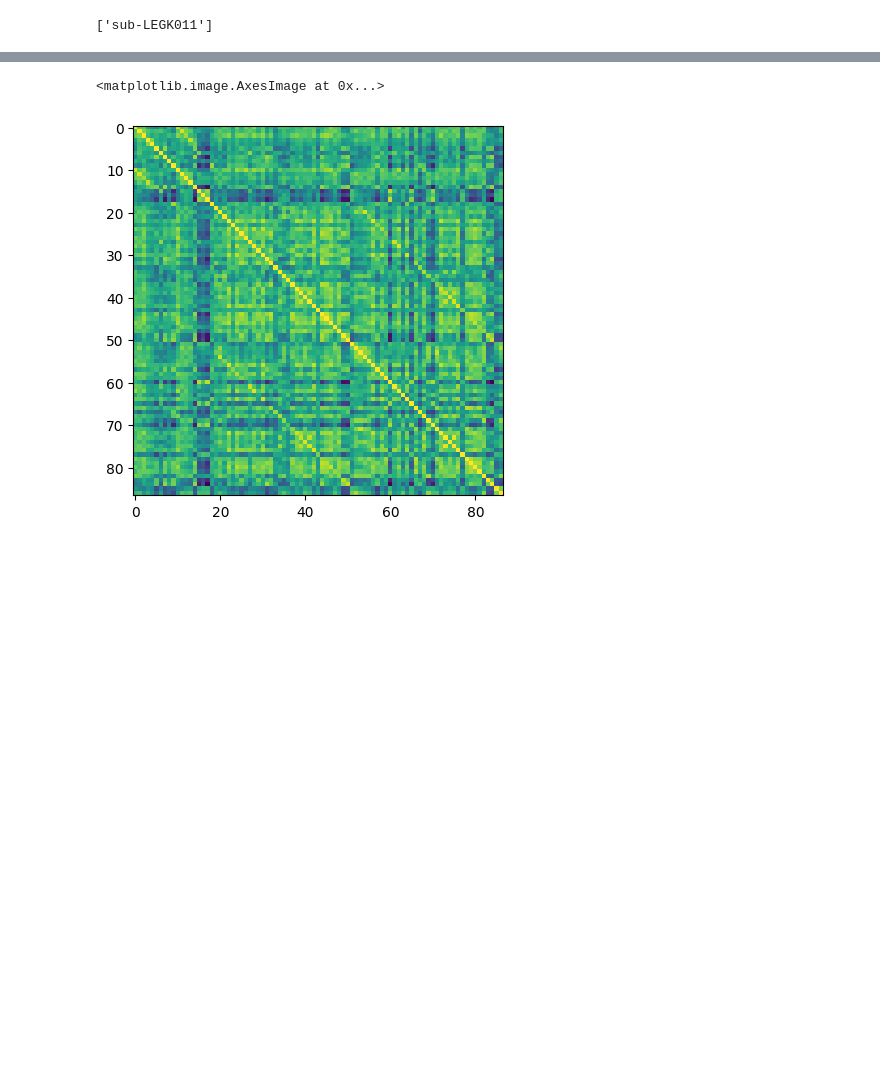
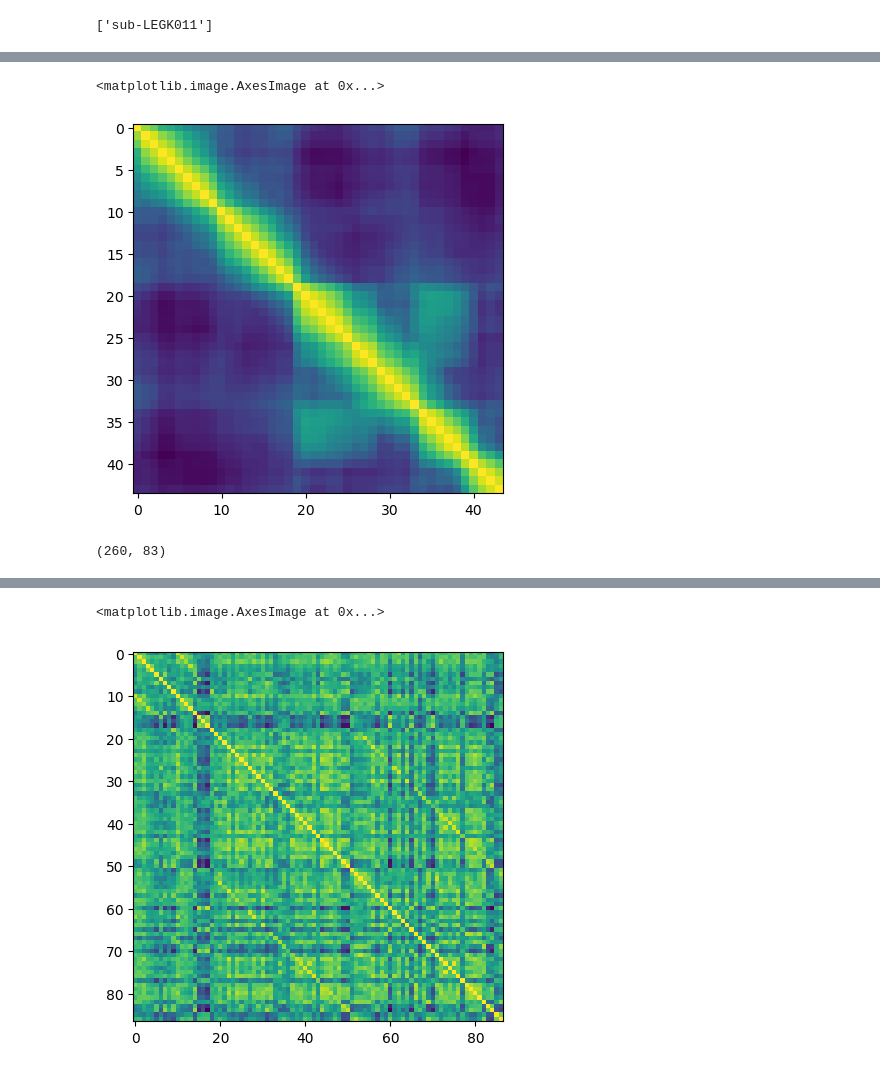
Before and after one commit to daviddaubner42/nmdare-processing, a Jupyter notebook: code/cifti_fc.ipynb, the cells around one changed output, grey strips where cells are left out. Drawn from its saved outputs; the diff is of its cells as text; code cells hidden in the pictures; blank space fills up the shorter version.

```diff
--- a/code/cifti_fc.ipynb
+++ b/code/cifti_fc.ipynb
@@ -92,3 +120,14 @@ time_series.shape
+# %%
+fcd = pd.read_csv(os.path.join(derivatives_dir, "python/sub-LEGK012/sub-LEGK012_FCD.csv")).to_numpy()
+plt.imshow(fcd[:, 1:])
+# %% [output]
+<matplotlib.image.AxesImage at 0x...>
+[figure, added]
+# %%
+ts = nib.load(os.path.join(derivatives_dir, "wb_command/sub-LEGK012/sub-LEGK012_task-rest_timeseries.ptseries.nii"))
+ts.dataobj.shape
+# %% [output]
+(260, 83)
 # %%
 fc_wb = nib.load(fc_fname)
 fc.shape
```
Also changed, not shown: parts of 8 cells of this notebook, 5 other files.
